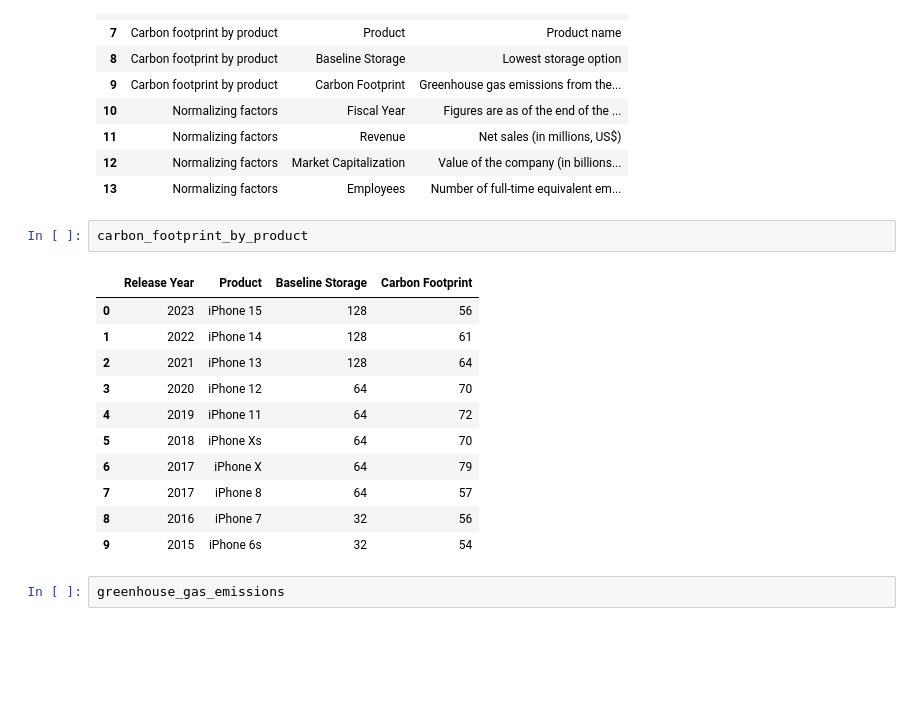
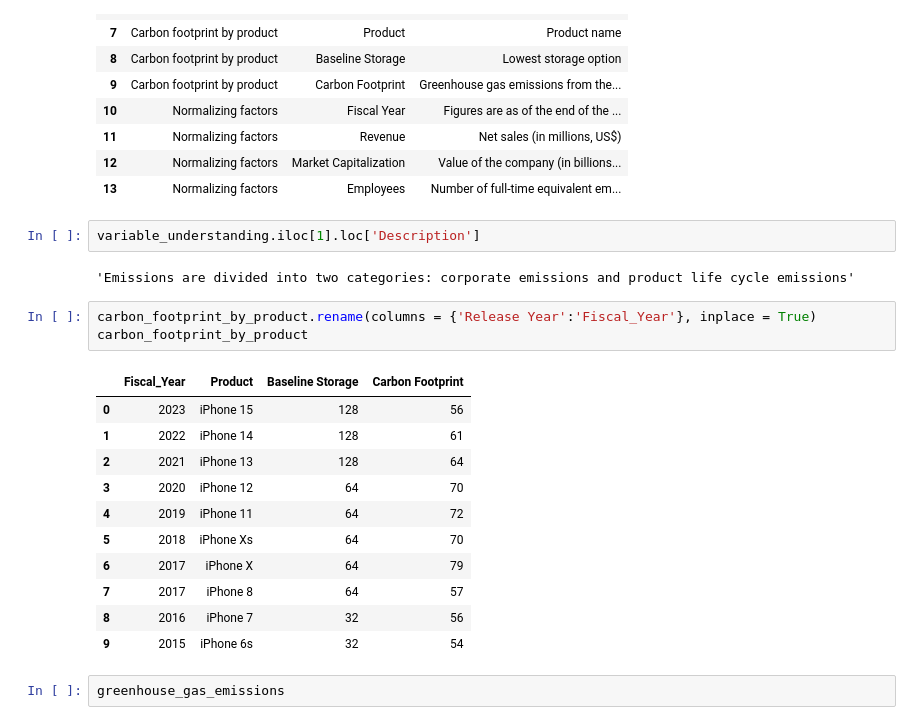
Before and after one commit to corinne167225/DataAnalysis2, a Jupyter notebook: Final_Project/Final_Term_Project.ipynb, the cells around one changed output. Cells and saved outputs as stored; diff of their text form; blank space fills up the shorter version.

```diff
--- a/Final_Project/Final_Term_Project.ipynb
+++ b/Final_Project/Final_Term_Project.ipynb
@@ -31,10 +35,15 @@ variable_understanding
 | 11 | Normalizing factors | Revenue | Net sales (in millions, US$) |
 | 12 | Normalizing factors | Market Capitalization | Value of the company (in billions... |
 | 13 | Normalizing factors | Employees | Number of full-time equivalent em... |
+# %%
+variable_understanding.iloc[1].loc['Description']
+# %% [output]
+'Emissions are divided into two categories: corporate emissions and product life cycle emissions'
 # %%
+carbon_footprint_by_product.rename(columns = {'Release Year':'Fiscal_Year'}, inplace = True)
 carbon_footprint_by_product
 # %% [output]
-|  | Release Year | Product | Baseline Storage | Carbon Footprint |
+|  | Fiscal_Year | Product | Baseline Storage | Carbon Footprint |
 | 0 | 2023 | iPhone 15 | 128 | 56 |
 | 1 | 2022 | iPhone 14 | 128 | 61 |
 | 2 | 2021 | iPhone 13 | 128 | 64 |
```
Also changed, not shown: parts of 18 cells of this notebook, 1 other file.
